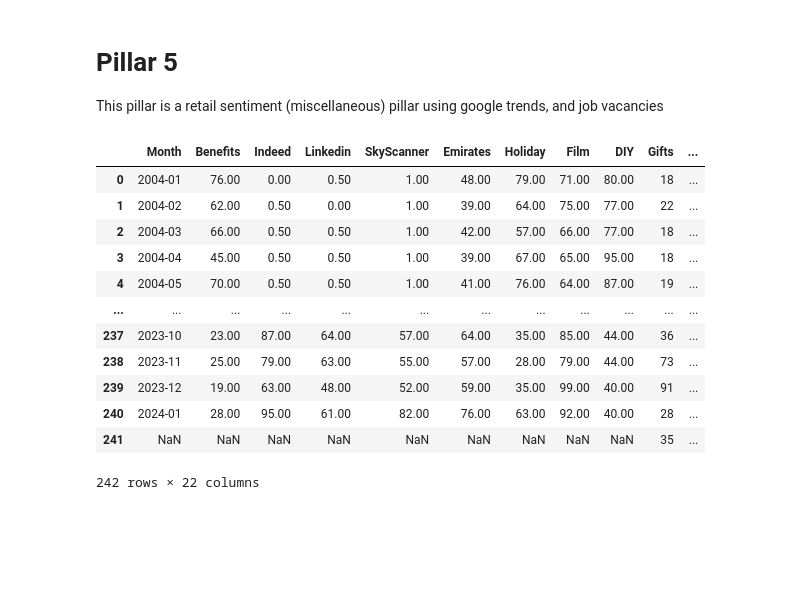
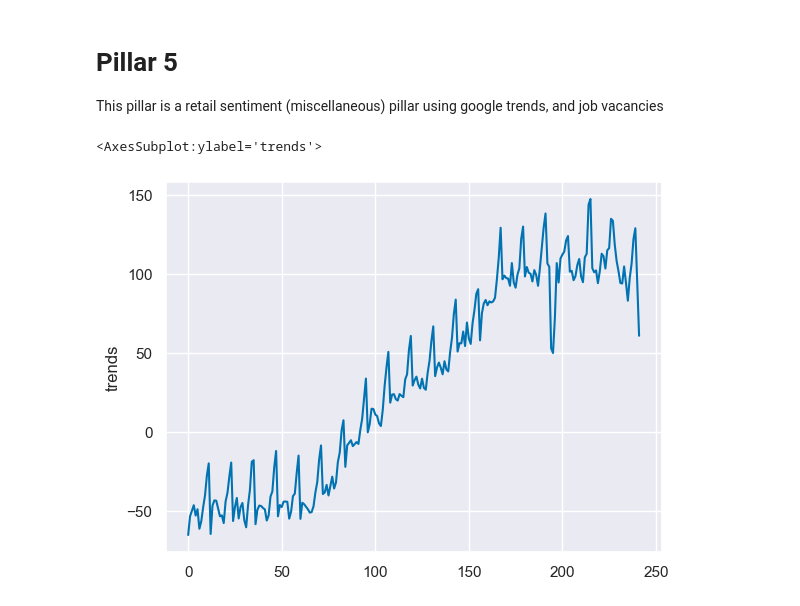
Before and after one commit to aycannon/diss, a Jupyter notebook: Pillar 2/google_trends.ipynb, the cells around one changed output. Saved outputs shown, nothing was run; the diff lists cells and outputs as text; code cells hidden in the pictures; blank space fills up the shorter version.

Commit message:
need to use differences rather than levels. massive seasonality

```diff
--- a/Pillar 2/google_trends.ipynb
+++ b/Pillar 2/google_trends.ipynb
@@ -15,21 +15,24 @@ sns.set_palette('colorblind')
 import warnings
 warnings.filterwarnings('ignore')
 # %%
-gt = pd.read_excel('diss_data/Google Trends Data.xlsx', sheet_name='data')
+gt = pd.read_excel('diss_data/Google Trends Data.xlsx')
+gt.head()
+gt = gt.drop(['t'], axis = 1)
-# %%
-gt.head()
-gt.rename(columns = {'Unemployment benefits: (United Kingdom)': 'Benefits'})
-# %% [output]
-|  | Month | Benefits | Indeed | Linkedin | SkyScanner | Emirates | Holiday | Film | DIY | Gifts | ... |
-| 0 | 2004-01 | 76.00 | 0.00 | 0.50 | 1.00 | 48.00 | 79.00 | 71.00 | 80.00 | 18 | ... |
-| 1 | 2004-02 | 62.00 | 0.50 | 0.00 | 1.00 | 39.00 | 64.00 | 75.00 | 77.00 | 22 | ... |
-| 2 | 2004-03 | 66.00 | 0.50 | 0.50 | 1.00 | 42.00 | 57.00 | 66.00 | 77.00 | 18 | ... |
-| 3 | 2004-04 | 45.00 | 0.50 | 0.50 | 1.00 | 39.00 | 67.00 | 65.00 | 95.00 | 18 | ... |
-| 4 | 2004-05 | 70.00 | 0.50 | 0.50 | 1.00 | 41.00 | 76.00 | 64.00 | 87.00 | 19 | ... |
-| ... | ... | ... | ... | ... | ... | ... | ... | ... | ... | ... | ... |
-| 237 | 2023-10 | 23.00 | 87.00 | 64.00 | 57.00 | 64.00 | 35.00 | 85.00 | 44.00 | 36 | ... |
-| 238 | 2023-11 | 25.00 | 79.00 | 63.00 | 55.00 | 57.00 | 28.00 | 79.00 | 44.00 | 73 | ... |
-| 239 | 2023-12 | 19.00 | 63.00 | 48.00 | 52.00 | 59.00 | 35.00 | 99.00 | 40.00 | 91 | ... |
-| 240 | 2024-01 | 28.00 | 95.00 | 61.00 | 82.00 | 76.00 | 63.00 | 92.00 | 40.00 | 28 | ... |
-| 241 | NaN | NaN | NaN | NaN | NaN | NaN | NaN | NaN | NaN | 35 | ... |
-242 rows × 22 columns
+# %%
+rotations = [-0.2751, 0.3088, 0.2419, 0.2419, -0.0303, -0.2056, 0.0179, -0.1335, 0.2195, 0.0238, -0.0034, 0.1473, -0.0730, -0.0987, -0.2715, -0.1405, 0.2998, 0.2868 ,0.3217 ,0.3189, 0.3006]
+# need to multiply each column by these rotations.
+var = ["Benefits","Indeed", "Linkedin", "SkyScanner" ,"Emirates" ,"Holiday" ,"Film" ,"DIY", "Gifts" ,"Clothes" ,"Jobs" ,"Merc" ,"Toyota" ,"Resort" ,"RyanAir" ,"Museums" ,"McD", "Gucci", "LV", "Zara", "fm"]
+len
+# %%
+gt_w = pd.DataFrame()
+
+for i in range(0,len(var)):
+    gt_w[var[i]] = gt[var[i]]*rotations[i]
+
+gt_w['trends'] = gt_w.sum(axis = 1)
+gt_w['Month'] = gt['Month']
+# %%
+sns.lineplot(gt_w['trends'])
+# %% [output]
+<AxesSubplot:ylabel='trends'>
+[figure, added]
```
